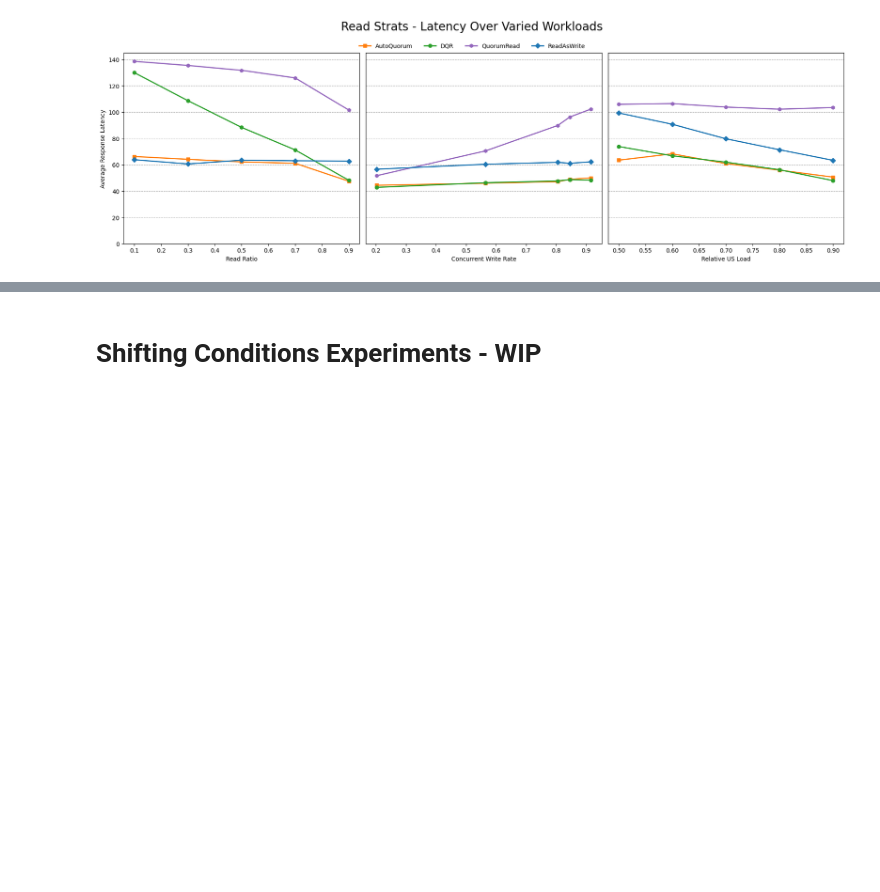
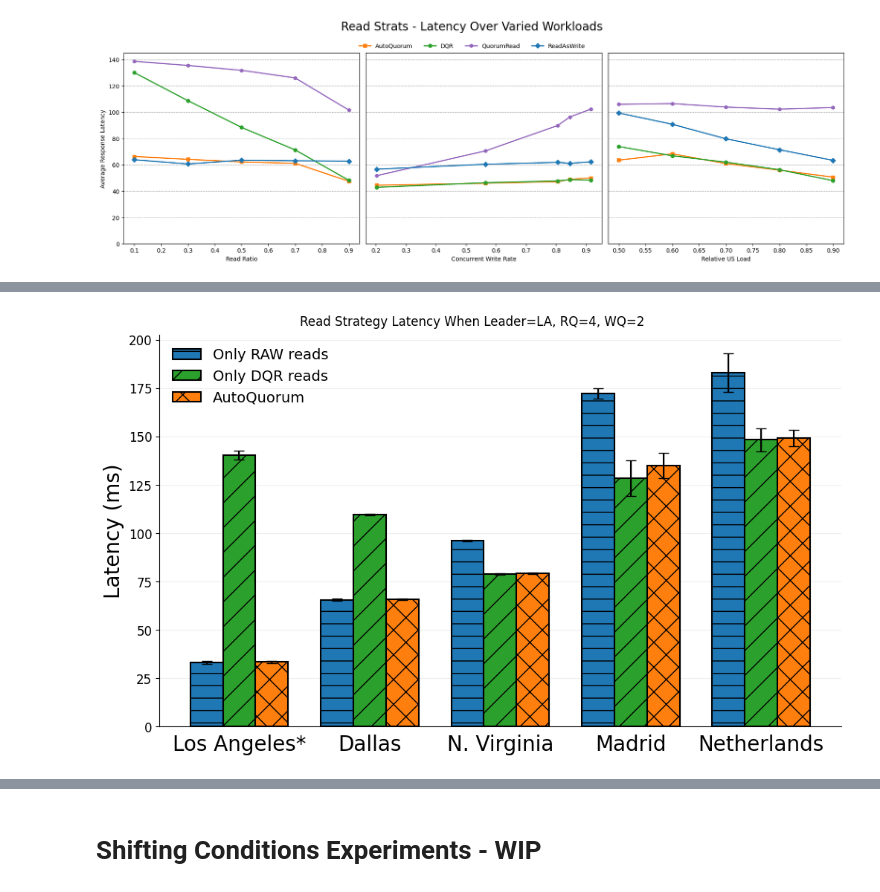
Before and after one commit to kevin-harrison/auto-quorum, a Jupyter notebook: benchmarks/graph_experiments.ipynb, the cells around one changed output, grey strips where cells are left out. Drawn from its saved outputs; the diff is of its cells as text; code cells hidden in the pictures; blank space fills up the shorter version.

```diff
--- a/benchmarks/graph_experiments.ipynb
+++ b/benchmarks/graph_experiments.ipynb
@@ -45,0 +97,5 @@ graph_read_strats_over_workloads()
+# %%
+from graphs.mixed_strats import breakdown_bar_chart
+breakdown_bar_chart()
+# %% [output]
+[figure, added]
```
Also changed, not shown: parts of 20 cells of this notebook, 9 other files.
